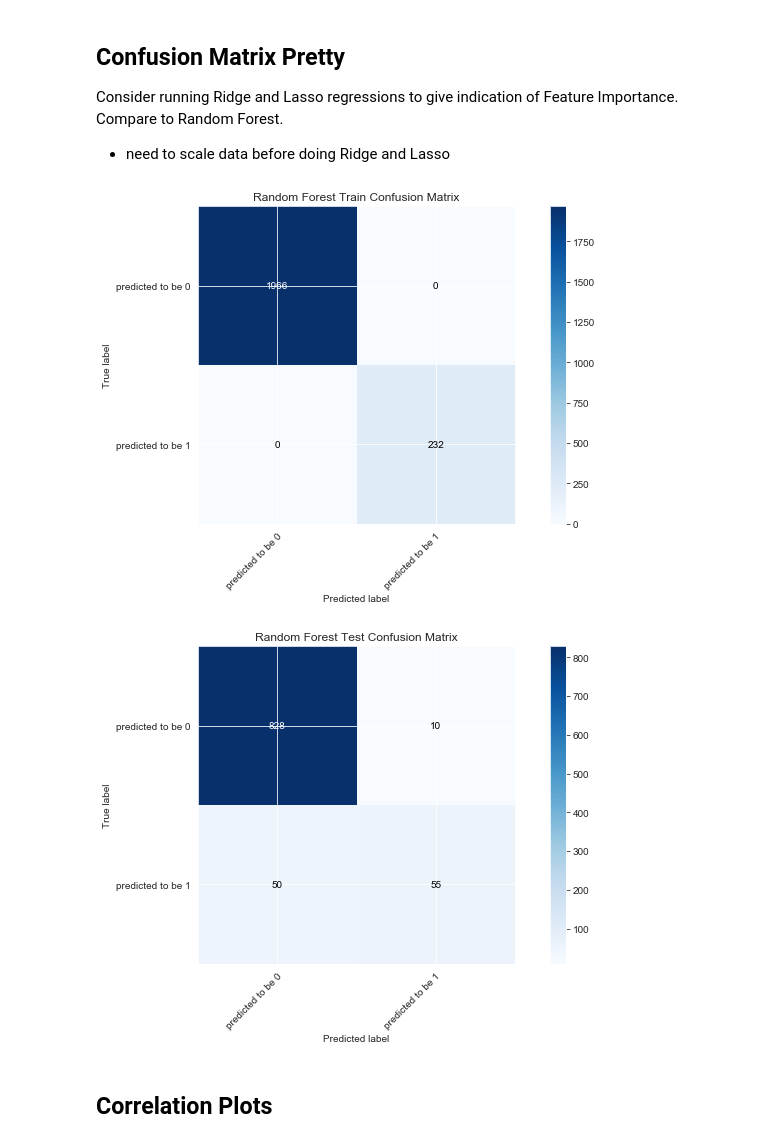
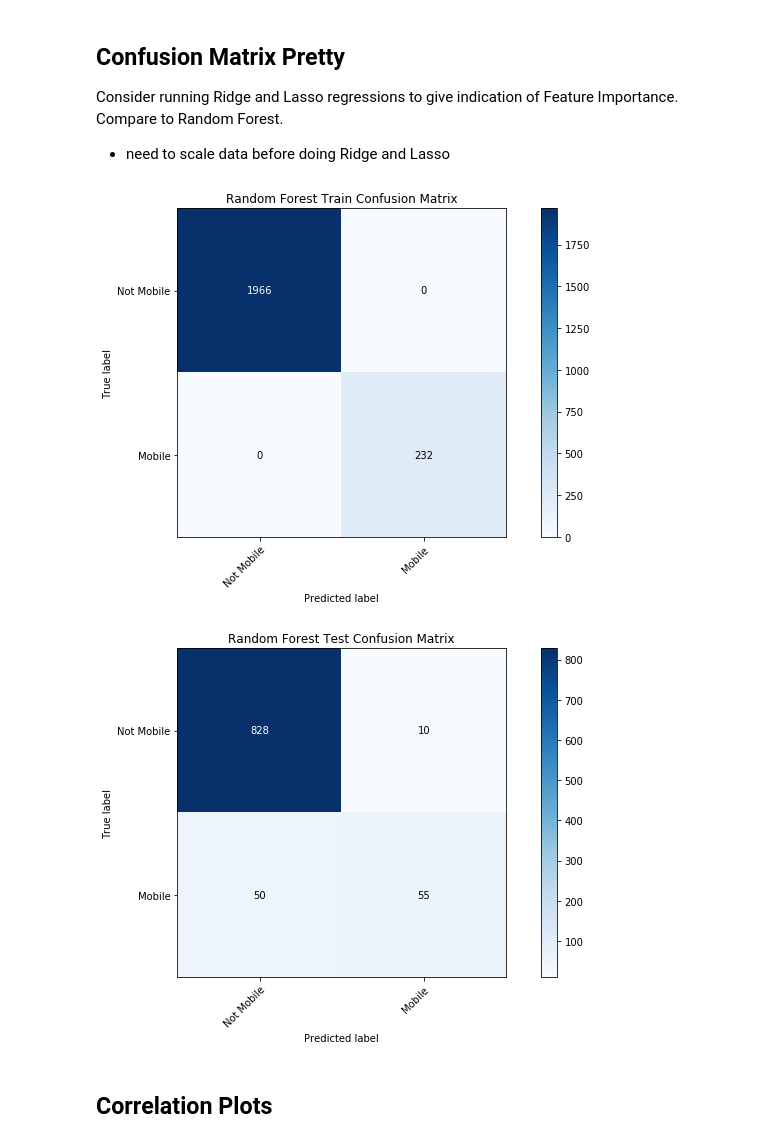
Before and after one commit to nateej1/AmericanDream_Geo, a Jupyter notebook: notebooks/03_analysis/20190910-ndj-Classification_Modeling_County_Mobility.ipynb, the cells around one changed output. Saved outputs shown, nothing was run; the diff lists cells and outputs as text; code cells hidden in the pictures.

Commit message:
updated labels on RandomForest pretty confusion matrix

```diff
--- a/notebooks/03_analysis/20190910-ndj-Classification_Modeling_County_Mobility.ipynb
+++ b/notebooks/03_analysis/20190910-ndj-Classification_Modeling_County_Mobility.ipynb
@@ -815,13 +758,13 @@ def plot_confusion_matrix(y_true, y_pred, classes,
 
     return ax
 # %%
-plot_confusion_matrix(y_imp_train, rf_pred_train, ['predicted to be 0', 'predicted to be 1'], title='Random Forest Train Confusion Matrix')
+plot_confusion_matrix(y_imp_train, rf_pred_train, ['Not Mobile', 'Mobile'], title='Random Forest Train Confusion Matrix')
 plt.show()
-plot_confusion_matrix(y_imp_test, rf_pred_test, ['predicted to be 0', 'predicted to be 1'], title='Random Forest Test Confusion Matrix')
+plot_confusion_matrix(y_imp_test, rf_pred_test, ['Not Mobile', 'Mobile'], title='Random Forest Test Confusion Matrix')
 plt.show()
 # %% [output]
-[figure, old version]
+[figure, new version]
-[figure, old version]
+[figure, new version]
 # %% [markdown]
 ## Correlation Plots
 # %%
```
Also changed, not shown: parts of 4 cells of this notebook.
